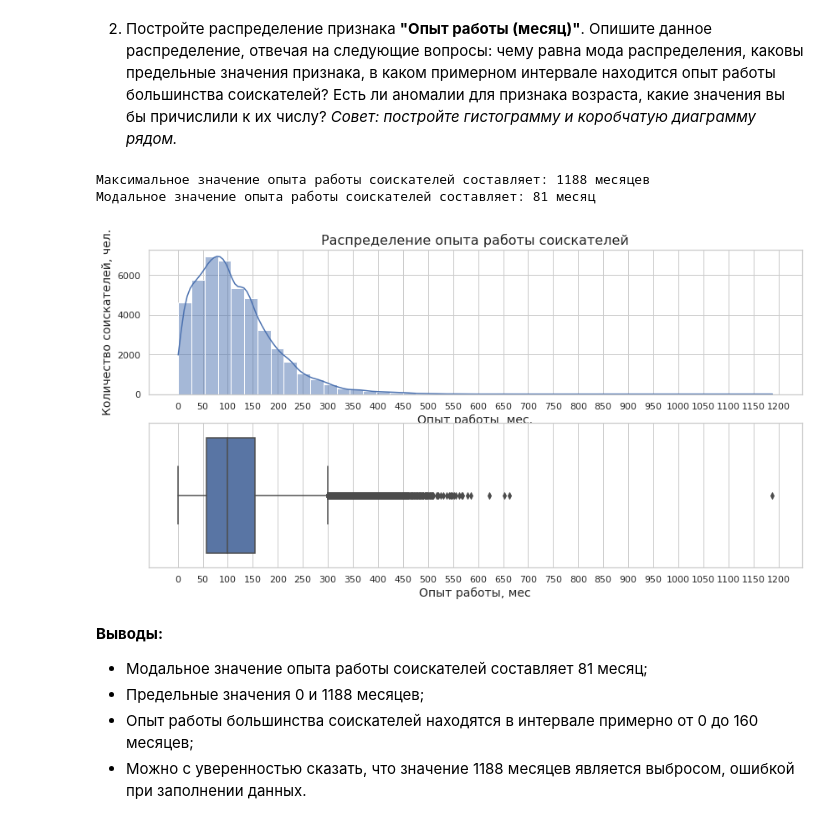
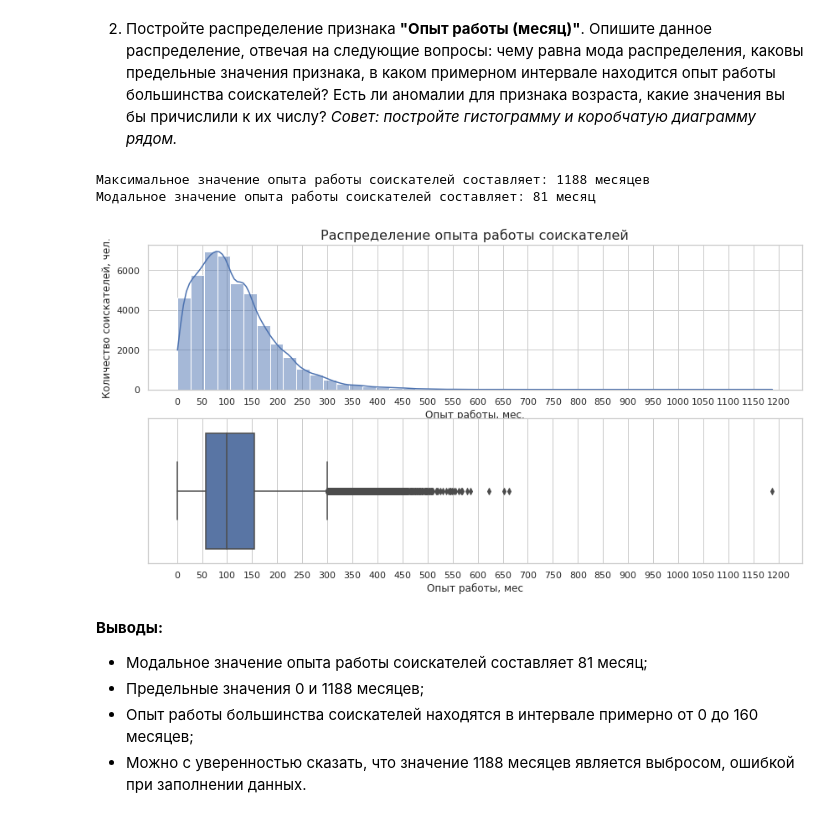
Before and after one commit to SergeyObukhov/sf_data_science, a Jupyter notebook: projekt_1/Projekt_1.ipynb, the cells around one changed output. Drawn from its saved outputs; the diff is of its cells as text; code cells hidden in the pictures.

```diff
--- a/projekt_1/Projekt_1.ipynb
+++ b/projekt_1/Projekt_1.ipynb
@@ -25,7 +25,7 @@ import plotly.express as px
 # %% [markdown]
 1. Прочитайте данные с помощью библиотеки Pandas. Совет: перед чтением обратите внимание на разделитель внутри файла.
 # %%
-path = '/home/sergey/Проекты/projekt_1/data/dst-3.0_16_1_hh_database.csv'
+path = '/data/dst-3.0_16_1_hh_database.csv'
 hh_data = pd.read_csv(path, sep=';')
 
 # ответ на задание 2.1
@@ -616,37 +616,37 @@ print(f'Модальное значение возраста соискател
 sns.set_style('whitegrid')
 
 fig, axes = plt.subplots(nrows=2, ncols=1, figsize=(14,7))
 axes[0].set_title('Распределение опыта работы соискателей', fontsize=16);
 hist2 = sns.histplot(
     data=hh_df,
     x='Опыт работы (месяц)',
     bins=45,
     kde=True,
     ax=axes[0]
 );
-hist2.set_xlabel('Опыт работы, мес.', fontsize=14);
-hist2.set_ylabel('Количество соискателей, чел.', fontsize=14);
+hist2.set_xlabel('Опыт работы, мес.', fontsize=12);
+hist2.set_ylabel('Количество соискателей, чел.', fontsize=12);
 hist2.set_xticks(range(0,1250,50));
 
 boxplot2 = sns.boxplot(
     data=hh_df,
     x='Опыт работы (месяц)',
     orient='h',
     width=0.8,
     ax=axes[1]
 );
-boxplot2.set_xlabel('Опыт работы, мес', fontsize=14);
+boxplot2.set_xlabel('Опыт работы, мес', fontsize=12);
 boxplot2.set_xticks(range(0,1250,50));
 
 # ответ на задание 4.2
 exp_max = round(hh_df['Опыт работы (месяц)'].max())
 print(f'Максимальное значение опыта работы соискателей составляет: {exp_max} месяцев')
 exp_mode = round(hh_df['Опыт работы (месяц)'].mode()[0])
 print(f'Модальное значение опыта работы соискателей составляет: {exp_mode} месяц')
 # %% [output]
 Максимальное значение опыта работы соискателей составляет: 1188 месяцев
 Модальное значение опыта работы соискателей составляет: 81 месяц
-[figure, old version]
+[figure, new version]
 # %% [markdown]
 **Выводы:**
 
```
Also changed, not shown: parts of 8 cells of this notebook.
